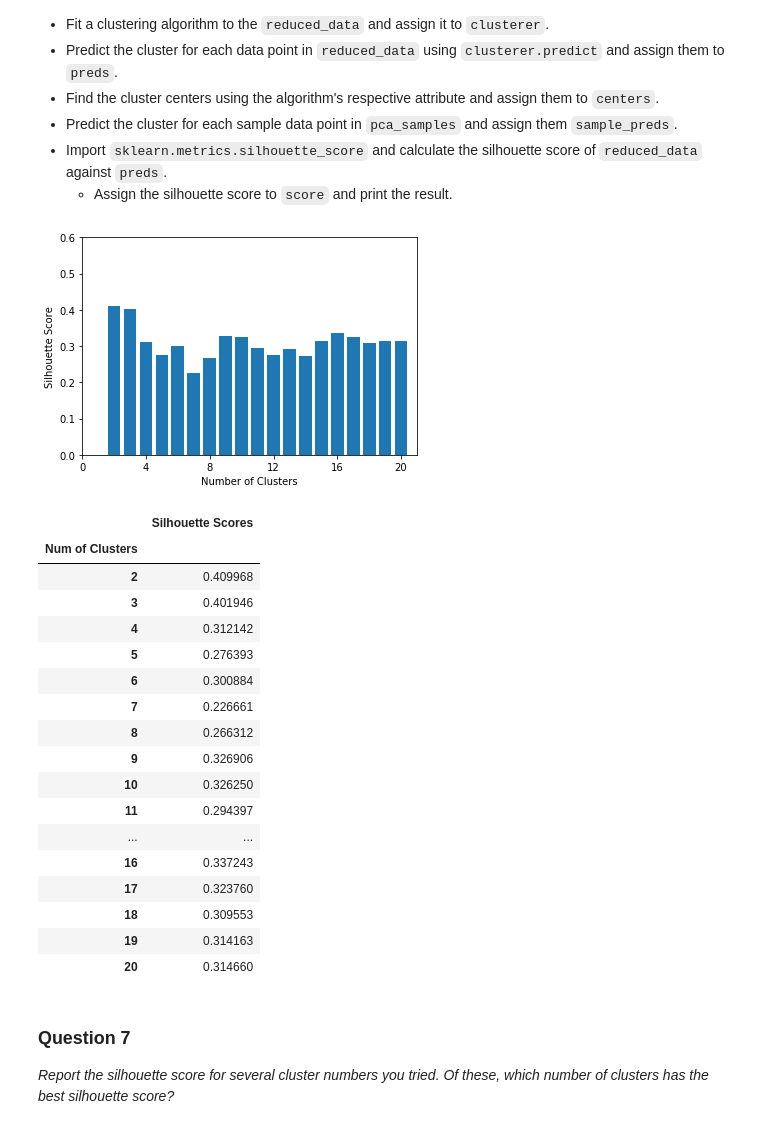
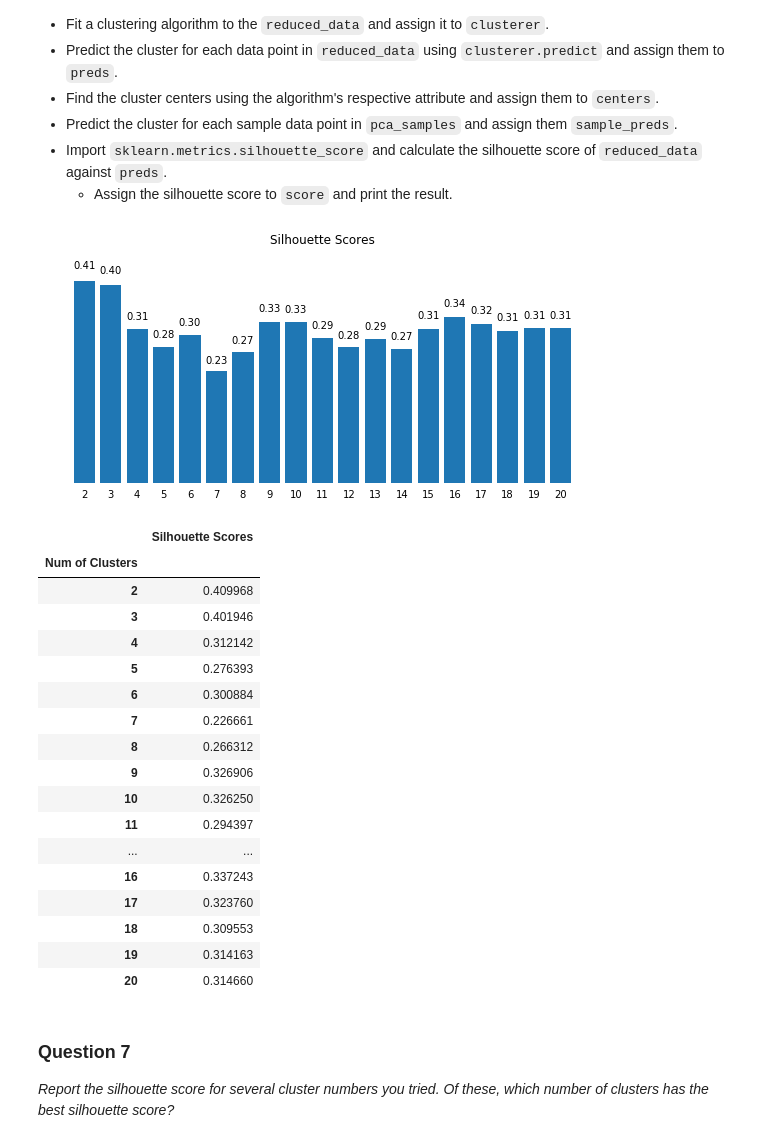
Before and after one commit to ragamarkely/customer_segments, a Jupyter notebook: customer_segments.ipynb, the cells around one changed output. Drawn from its saved outputs; the diff is of its cells as text; code cells hidden in the pictures.

```diff
--- a/customer_segments.ipynb
+++ b/customer_segments.ipynb
@@ -555,41 +555,49 @@ In the code block below, you will need to implement the following:
 # %%
 from sklearn.mixture import GaussianMixture
 from sklearn.metrics import silhouette_score
 
 scores = []
 n_clusters = range(2,21)
 
 for n_cluster in n_clusters:
     # TODO: Apply your clustering algorithm of choice to the reduced data
     clusterer = GaussianMixture(n_components=n_cluster,random_state=0).fit(reduced_data)
 
     # TODO: Predict the cluster for each data point
     preds = clusterer.predict(reduced_data)
 
     # TODO: Find the cluster centers
     centers = clusterer.means_
 
     # TODO: Predict the cluster for each transformed sample data point
     sample_preds = clusterer.predict(pca_samples)
 
     # TODO: Calculate the mean silhouette coefficient for the number of clusters chosen
     score = silhouette_score(reduced_data,preds)
     scores.append(score)
 
-plt.figure()
-plt.bar(np.arange(2,21),scores)
-plt.xlim(0,21)
-plt.ylim(0,0.6)
-plt.xlabel('Number of Clusters')
-plt.ylabel('Silhouette Score')
-plt.xticks(np.arange(0,21,4));
+fig, ax = plt.subplots(figsize=(8,4))
+bars = ax.bar(np.arange(2,21),scores)
+for bar in bars:
+    height = bar.get_height()
+    ax.text(bar.get_x() + bar.get_width()/2,
+            1.05*height,
+            '%.2f' %height,
+            ha='center',
+            va='bottom')
+plt.tick_params(top='off',bottom='off',left='off',right='off',labelleft='off')
+for spine in plt.gca().spines.values():
+    spine.set_visible(False)
+plt.xticks(np.arange(2,21))
+plt.title('Silhouette Scores',y=1.1)
+plt.tight_layout()
 plt.show()
 
 df_silhouette = pd.DataFrame(scores,np.arange(2,21),columns = ['Silhouette Scores'])
 df_silhouette.index.rename('Num of Clusters',inplace=True)
 display(df_silhouette)
 # %% [output]
-[figure, old version]
+[figure, new version]
 |  | Silhouette Scores |
 | Num of Clusters |  |
 | 2 | 0.409968 |
```
Also changed, not shown: parts of 2 cells of this notebook.
